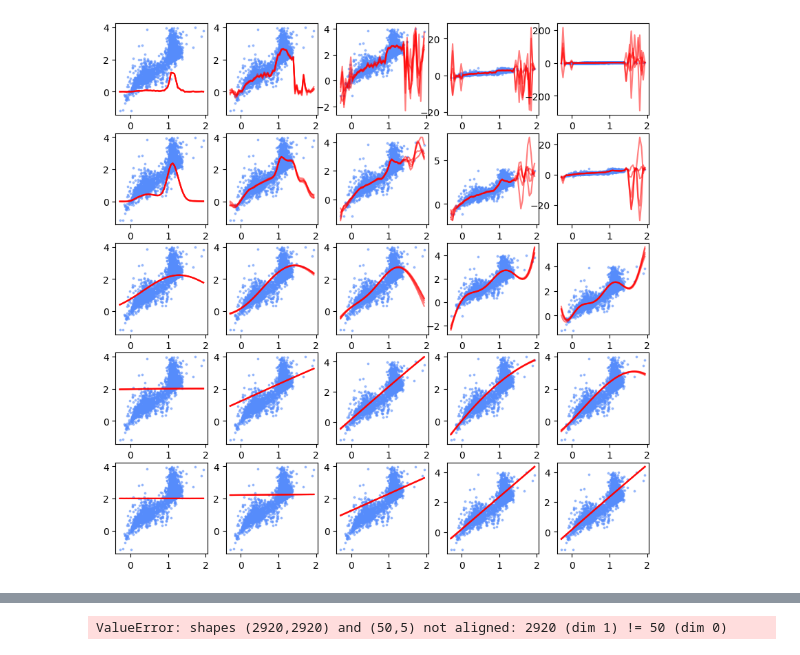
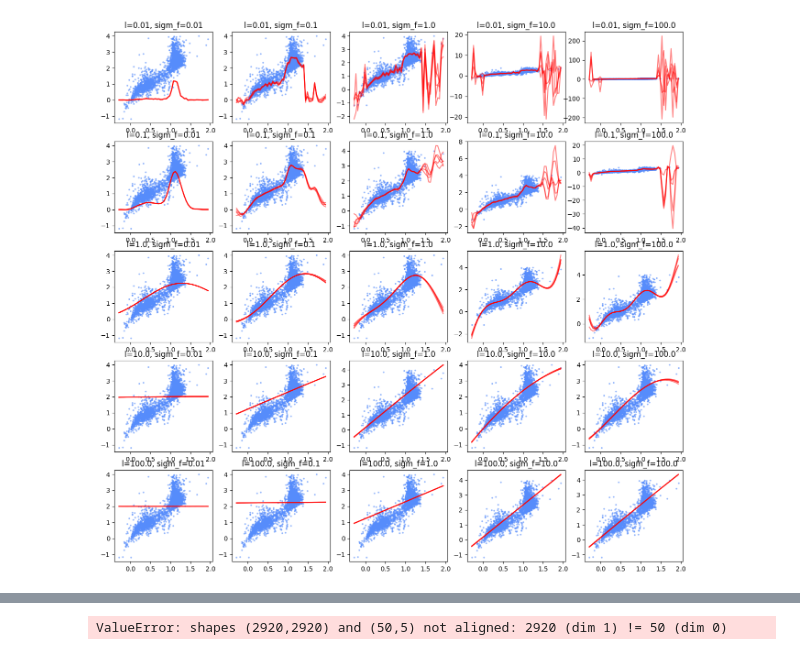
Before and after one commit to CosmicHitchhiker/ds_astro_2026s, a Jupyter notebook: ex5/ex5.ipynb, the cells around one changed output, grey strips where cells are left out. Saved outputs shown, nothing was run; the diff lists cells and outputs as text; code cells hidden in the pictures.

```diff
--- a/ex5/ex5.ipynb
+++ b/ex5/ex5.ipynb
@@ -75,5 +110,5 @@ plt.plot(Xtest, f_post, 'r-', label='posterior')
 # %%
-def posterior(X, y, yerr, l=1, sigm_f=1):
+def posterior(X, y, yerr, l=1, sigm_f=1, Xtest=None):
     loc_kernel = lambda a, b: kernel(a, b, l, sigm_f)
 
     #Cholesky decomposition is used instead of directly inverting the the matrix
@@ -81,8 +116,12 @@ def posterior(X, y, yerr, l=1, sigm_f=1):
     L = np.linalg.cholesky(K + yerr.flatten()*np.eye(N))
 
     # points we're going to make predictions at.
-    n=50
-    Xtest = np.linspace(X.min(), X.max(), n).reshape(-1,1)
+    if Xtest is None:
+        n=50
+        Xtest = np.linspace(X.min(), X.max(), n).reshape(-1,1)
+    else:
+        n = len(Xtest)
+        Xtest = Xtest.reshape(-1,1)
 
     # mean at our test points.
     Lk = np.linalg.solve(L, loc_kernel(X, Xtest))
@@ -93,9 +132,11 @@ def posterior(X, y, yerr, l=1, sigm_f=1):
     s2 = np.diag(K_) - np.sum(Lk**2, axis=0)
     s = np.sqrt(s2)
 
-    #draw samples from the posterior distribution
-    L = np.linalg.cholesky(K_ + 1e-6*np.eye(n) - np.dot(Lk.T, Lk))
-    f_post = mu.reshape(-1,1) + np.dot(L, np.random.normal(size=(n,5)))
+    # #draw samples from the posterior distribution
+    S2 = np.linalg.cholesky(K_ + 1e-6*np.eye(n) - np.dot(Lk.T, Lk))
+    f_post = mu.reshape(-1,1) + np.dot(S2, np.random.normal(size=(n,5)))
+
+    # f_post = np.random.normal(mu, s, size=(n,5))
     return f_post
 # %%
 def posterior_3k(X, y, yerr, l=[100,200,300], sigm_f=[1,2,3]):
@@ -124,4 +167,4 @@ def posterior_3k(X, y, yerr, l=[100,200,300], sigm_f=[1,2,3]):
     return f_post
 # %%
-f_post_3k = posterior_3k(X, y, yerr, l=[100,200,300], sigm_f=[1,2,3])
-f_post = posterior(X, y, yerr, l=0.1, sigm_f=1)
+# f_post_3k = posterior_3k(X, y, yerr, l=[100,200,300], sigm_f=[1,2,3])
+f_post = posterior(X, y, yerr, l=1, sigm_f=2)
@@ -128,13 +181,14 @@ f_post = posterior(X, y, yerr, l=0.1, sigm_f=1)
 # %%
 l = np.geomspace(0.01, 100, 5)
 sigm_f = np.geomspace(0.01, 100, 5)
 
-fg, ax = plt.subplots(len(l), len(sigm_f), figsize=(10,10))
+fg, ax = plt.subplots(len(l), len(sigm_f), figsize=(16,15))
 
 for i, l_ in enumerate(l):
     for j, sigm_f_ in enumerate(sigm_f):
         f_post = posterior(X, y, yerr, l=l_, sigm_f=sigm_f_)
         ax[i,j].scatter(X, y, alpha=0.5, s=3)
         ax[i,j].plot(Xtest, f_post, 'r-', alpha=0.5)
+        ax[i,j].set_title(f'l={l_}, sigm_f={sigm_f_}')
 # %% [output]
-[figure, old version]
+[figure, new version]
```
Also changed, not shown: parts of 13 cells of this notebook.
